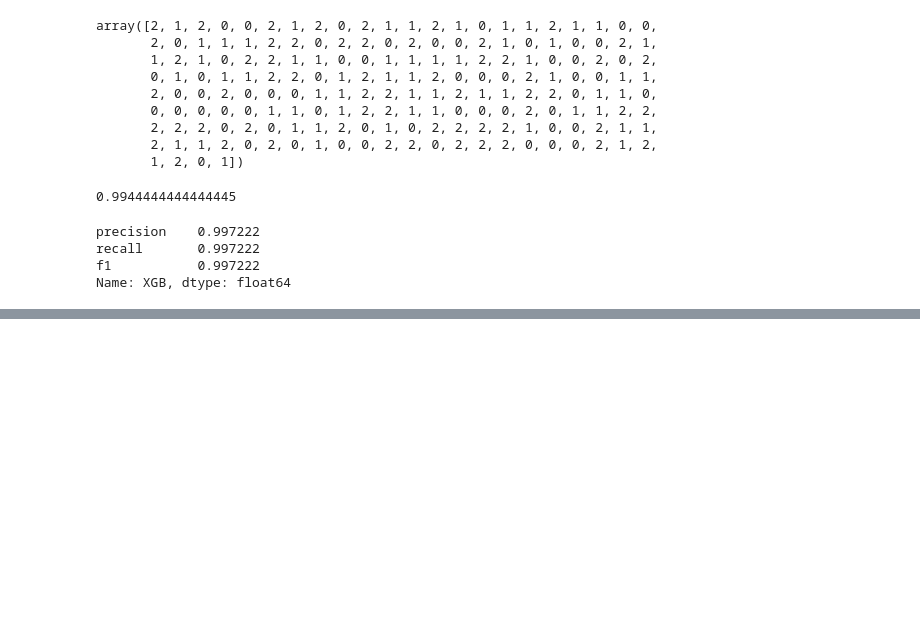
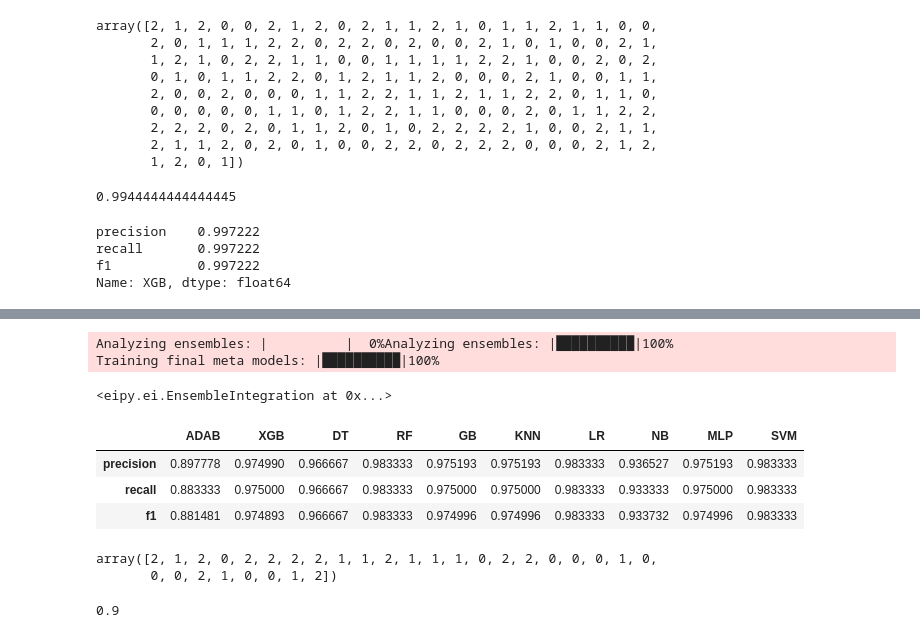
Before and after one commit to GauravPandeyLab/eipy, a Jupyter notebook: eipy/multi-class.ipynb, the cells around one changed output, grey strips where cells are left out. Cells and saved outputs as stored; diff of their text form; code cells hidden in the pictures; blank space fills up the shorter version.

Commit message:
first commit for probability vector approach

```diff
--- a/eipy/multi-class.ipynb
+++ b/eipy/multi-class.ipynb
@@ -235,11 +250,3 @@ base_predictors = {
                     'MLP': MLPClassifier(),
                     'SVM': SVC(probability=True)
 }
-model = base_predictors["SVM"]
-model.fit(X_train,y_train)
-y_pred  = model.predict_proba(X_test)
-y_pred[:5],y_pred[:, 1][:5]
-
-#print(y_pred[:5])
-#y_pred = [max(range(len(prob)), key=lambda i: prob[i]) for prob in y_pred] #change all probability vectors to predictions for scoring
-#print(y_pred[:5])
@@ -258,0 +253,15 @@ ValueError: Classification metrics can't handle a mix of multiclass and continuo
+# %%
+EI_iris = EnsembleIntegration(
+                        base_predictors=base_predictors,
+                        k_outer=5,
+                        k_inner=5,
+                        n_samples=1,
+                        sampling_strategy=None,
+                        n_jobs=-1,
+                        random_state=0,
+                        project_name="iris",
+                        model_building=True,
+                        )
+# %%
+for name, modality in iris_data_train.items():
+    EI_iris.train_base(modality, y_train, modality_name=name)
@@ -258,0 +305,25 @@ ValueError: Classification metrics can't handle a mix of multiclass and continuo
+# %%
+EI_iris.train_meta(meta_predictors=base_predictors)
+# %% [output]
+Analyzing ensembles: |          |  0%Analyzing ensembles: |██████████|100%
+Training final meta models: |██████████|100%
+<eipy.ei.EnsembleIntegration at 0x...>
+# %%
+EI_iris.meta_summary["metrics"]
+# %% [output]
+|  | ADAB | XGB | DT | RF | GB | KNN | LR | NB | MLP | SVM |
+| precision | 0.897778 | 0.974990 | 0.966667 | 0.983333 | 0.975193 | 0.975193 | 0.983333 | 0.936527 | 0.975193 | 0.983333 |
+| recall | 0.883333 | 0.975000 | 0.966667 | 0.983333 | 0.975000 | 0.975000 | 0.983333 | 0.933333 | 0.975000 | 0.983333 |
+| f1 | 0.881481 | 0.974893 | 0.966667 | 0.983333 | 0.974996 | 0.974996 | 0.983333 | 0.933732 | 0.974996 | 0.983333 |
+# %%
+y_pred_iris = EI_iris.predict(X_dict=iris_data_test, meta_model_key="SVM")
+y_pred_iris = np.round(y_pred_iris)
+y_pred_iris
+# %% [output]
+array([2, 1, 2, 0, 2, 2, 2, 2, 1, 1, 2, 1, 1, 1, 0, 2, 2, 0, 0, 0, 1, 0,
+       0, 0, 2, 1, 0, 0, 1, 2])
+# %%
+accuracy = sum([1*(y==y_hat)+0*(y!=y_hat) for y,y_hat in list(zip(y_test, y_pred_iris))])/len(y_test)
+accuracy
+# %% [output]
+0.9
```
Also changed, not shown: parts of 9 cells of this notebook, 1 other file.
